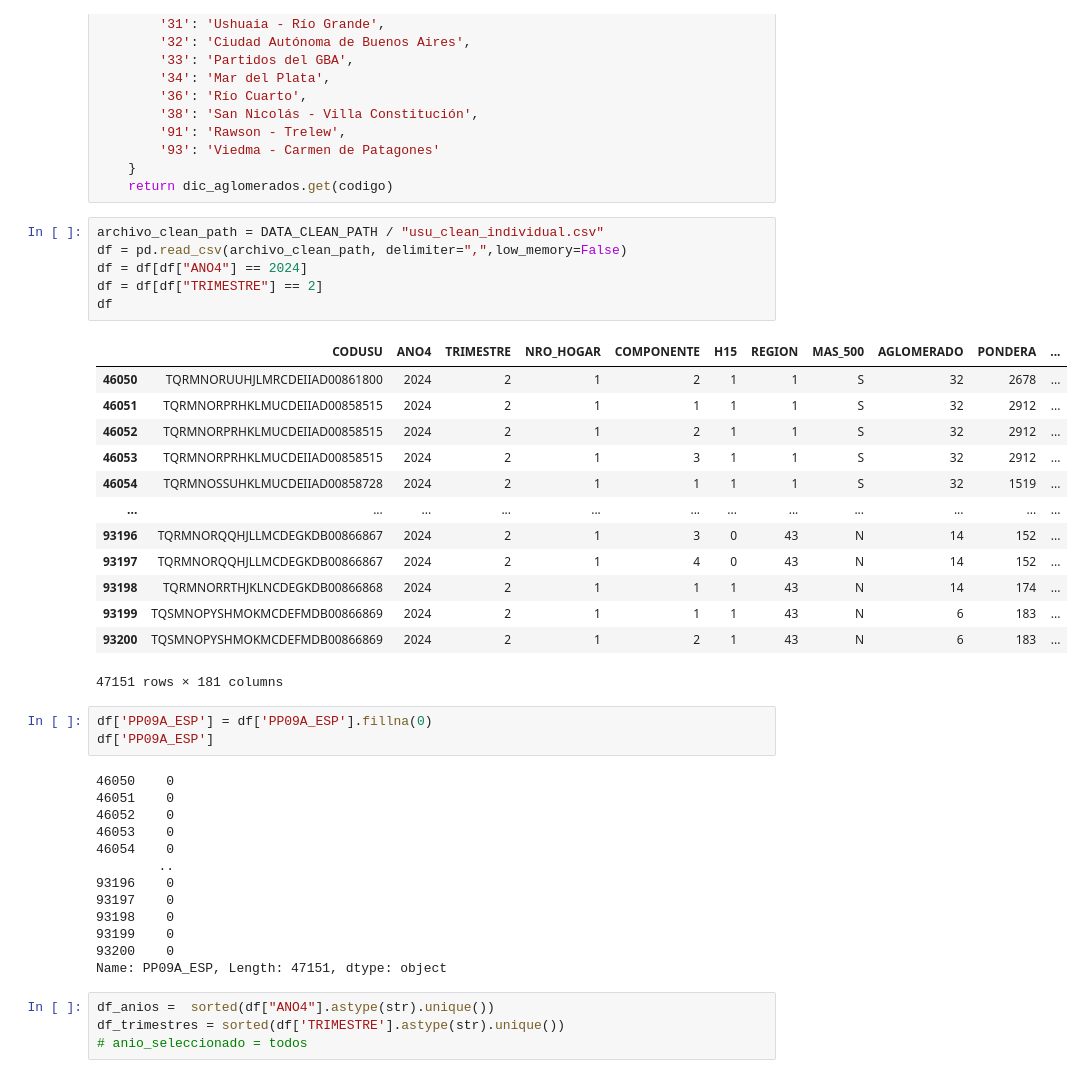
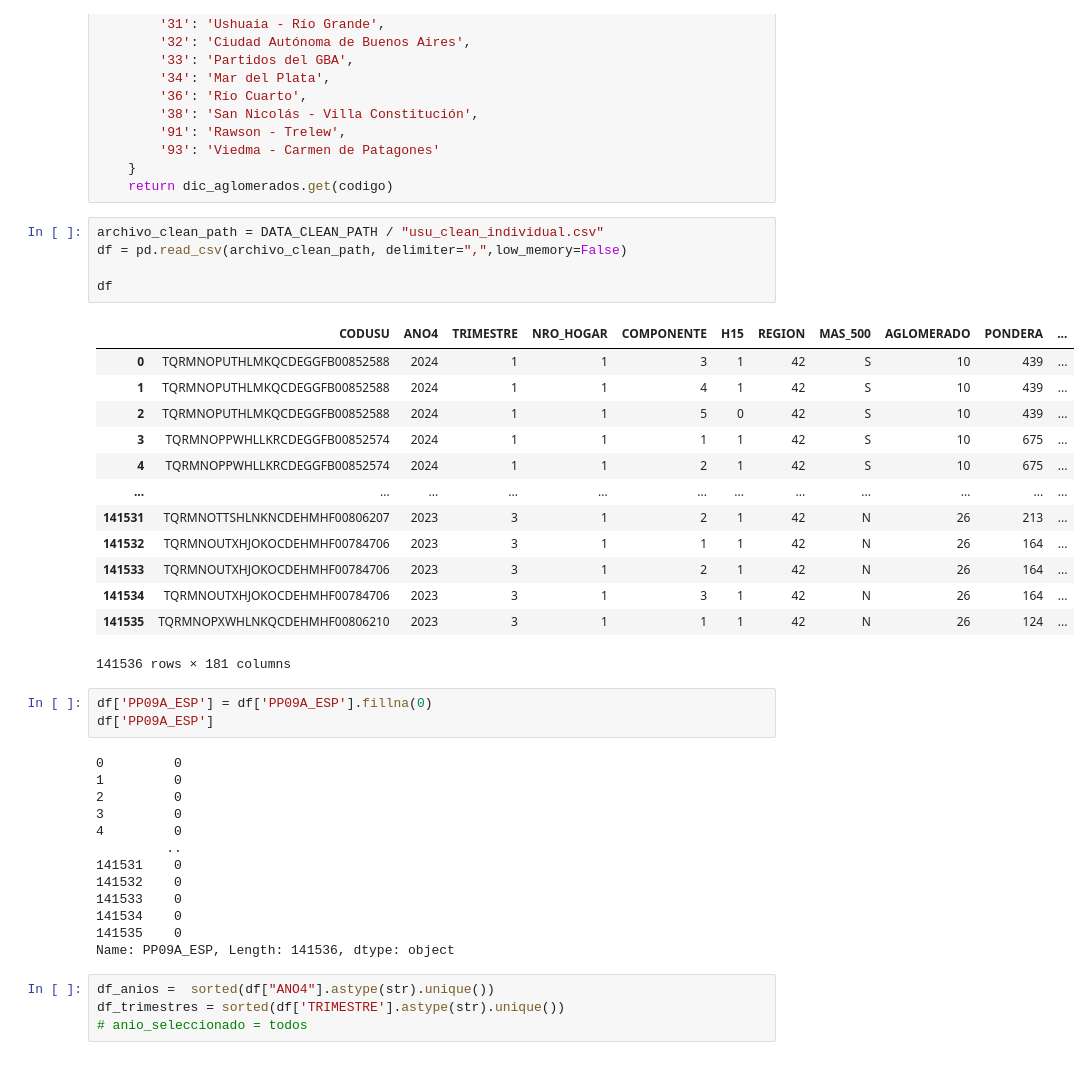
Before and after one commit to noguesan/TP_Integrado_lenguajes, a Jupyter notebook: src/caracteristicas_demograficas_test.ipynb, the cells around one changed output. Drawn from its saved outputs; the diff is of its cells as text.

```diff
--- a/src/caracteristicas_demograficas_test.ipynb
+++ b/src/caracteristicas_demograficas_test.ipynb
@@ -52,39 +52,38 @@ def nombre_aglomerado(codigo):
 # %%
 archivo_clean_path = DATA_CLEAN_PATH / "usu_clean_individual.csv"
 df = pd.read_csv(archivo_clean_path, delimiter=",",low_memory=False)
-df = df[df["ANO4"] == 2024]
-df = df[df["TRIMESTRE"] == 2]
+
 df
 # %% [output]
 |  | CODUSU | ANO4 | TRIMESTRE | NRO_HOGAR | COMPONENTE | H15 | REGION | MAS_500 | AGLOMERADO | PONDERA | ... |
-| 46050 | TQRMNORUUHJLMRCDEIIAD00861800 | 2024 | 2 | 1 | 2 | 1 | 1 | S | 32 | 2678 | ... |
-| 46051 | TQRMNORPRHKLMUCDEIIAD00858515 | 2024 | 2 | 1 | 1 | 1 | 1 | S | 32 | 2912 | ... |
-| 46052 | TQRMNORPRHKLMUCDEIIAD00858515 | 2024 | 2 | 1 | 2 | 1 | 1 | S | 32 | 2912 | ... |
-| 46053 | TQRMNORPRHKLMUCDEIIAD00858515 | 2024 | 2 | 1 | 3 | 1 | 1 | S | 32 | 2912 | ... |
-| 46054 | TQRMNOSSUHKLMUCDEIIAD00858728 | 2024 | 2 | 1 | 1 | 1 | 1 | S | 32 | 1519 | ... |
+| 0 | TQRMNOPUTHLMKQCDEGGFB00852588 | 2024 | 1 | 1 | 3 | 1 | 42 | S | 10 | 439 | ... |
+| 1 | TQRMNOPUTHLMKQCDEGGFB00852588 | 2024 | 1 | 1 | 4 | 1 | 42 | S | 10 | 439 | ... |
+| 2 | TQRMNOPUTHLMKQCDEGGFB00852588 | 2024 | 1 | 1 | 5 | 0 | 42 | S | 10 | 439 | ... |
+| 3 | TQRMNOPPWHLLKRCDEGGFB00852574 | 2024 | 1 | 1 | 1 | 1 | 42 | S | 10 | 675 | ... |
+| 4 | TQRMNOPPWHLLKRCDEGGFB00852574 | 2024 | 1 | 1 | 2 | 1 | 42 | S | 10 | 675 | ... |
 | ... | ... | ... | ... | ... | ... | ... | ... | ... | ... | ... | ... |
-| 93196 | TQRMNORQQHJLLMCDEGKDB00866867 | 2024 | 2 | 1 | 3 | 0 | 43 | N | 14 | 152 | ... |
-| 93197 | TQRMNORQQHJLLMCDEGKDB00866867 | 2024 | 2 | 1 | 4 | 0 | 43 | N | 14 | 152 | ... |
-| 93198 | TQRMNORRTHJKLNCDEGKDB00866868 | 2024 | 2 | 1 | 1 | 1 | 43 | N | 14 | 174 | ... |
-| 93199 | TQSMNOPYSHMOKMCDEFMDB00866869 | 2024 | 2 | 1 | 1 | 1 | 43 | N | 6 | 183 | ... |
-| 93200 | TQSMNOPYSHMOKMCDEFMDB00866869 | 2024 | 2 | 1 | 2 | 1 | 43 | N | 6 | 183 | ... |
+| 141531 | TQRMNOTTSHLNKNCDEHMHF00806207 | 2023 | 3 | 1 | 2 | 1 | 42 | N | 26 | 213 | ... |
+| 141532 | TQRMNOUTXHJOKOCDEHMHF00784706 | 2023 | 3 | 1 | 1 | 1 | 42 | N | 26 | 164 | ... |
+| 141533 | TQRMNOUTXHJOKOCDEHMHF00784706 | 2023 | 3 | 1 | 2 | 1 | 42 | N | 26 | 164 | ... |
+| 141534 | TQRMNOUTXHJOKOCDEHMHF00784706 | 2023 | 3 | 1 | 3 | 1 | 42 | N | 26 | 164 | ... |
+| 141535 | TQRMNOPXWHLNKQCDEHMHF00806210 | 2023 | 3 | 1 | 1 | 1 | 42 | N | 26 | 124 | ... |
-47151 rows × 181 columns
+141536 rows × 181 columns
 # %%
 df['PP09A_ESP'] = df['PP09A_ESP'].fillna(0)
 df['PP09A_ESP']
 # %% [output]
-46050    0
-46051    0
-46052    0
-46053    0
-46054    0
-        ..
-93196    0
-93197    0
-93198    0
-93199    0
-93200    0
-Name: PP09A_ESP, Length: 47151, dtype: object
+0         0
+1         0
+2         0
+3         0
+4         0
+         ..
+141531    0
+141532    0
+141533    0
+141534    0
+141535    0
+Name: PP09A_ESP, Length: 141536, dtype: object
 # %%
 df_anios =  sorted(df["ANO4"].astype(str).unique())
 df_trimestres = sorted(df['TRIMESTRE'].astype(str).unique())
```
Also changed, not shown: parts of 3 cells of this notebook, 1 other file.
